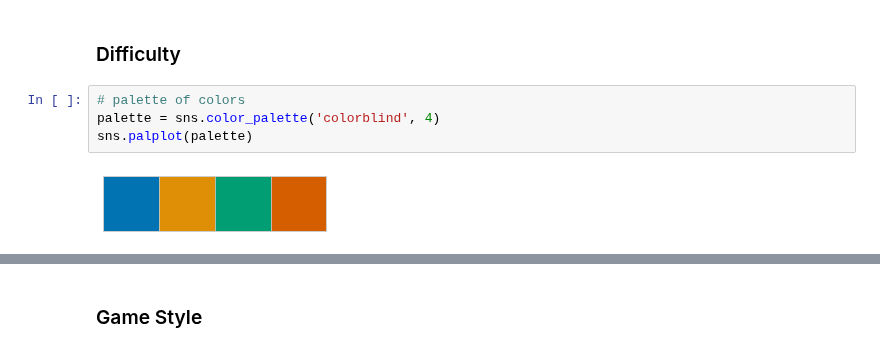
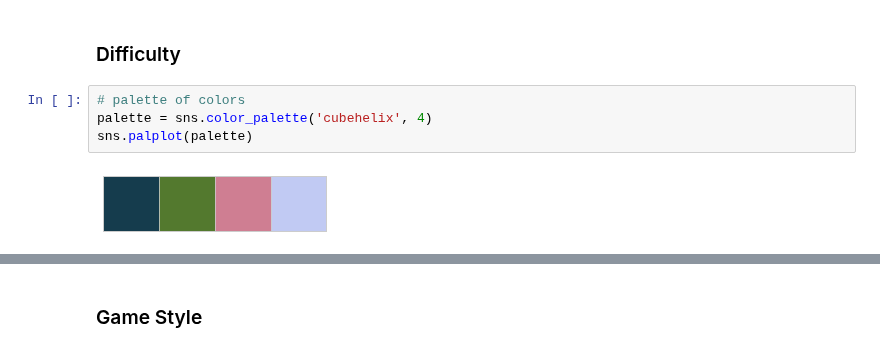
Before and after one commit to leomaurodesenv/smmnet, a Jupyter notebook: jupyter/game-maps.ipynb, the cells around one changed output, grey strips where cells are left out. Saved outputs shown, nothing was run; the diff lists cells and outputs as text.

```diff
--- a/jupyter/game-maps.ipynb
+++ b/jupyter/game-maps.ipynb
@@ -32,7 +32,7 @@ courses.head(3)
 ### Difficulty
 # %%
 # palette of colors
-palette = sns.color_palette('colorblind', 4)
+palette = sns.color_palette('cubehelix', 4)
 sns.palplot(palette)
 # %% [output]
-[figure, old version]
+[figure, new version]
```
Also changed, not shown: parts of 6 cells of this notebook, 5 other files.
